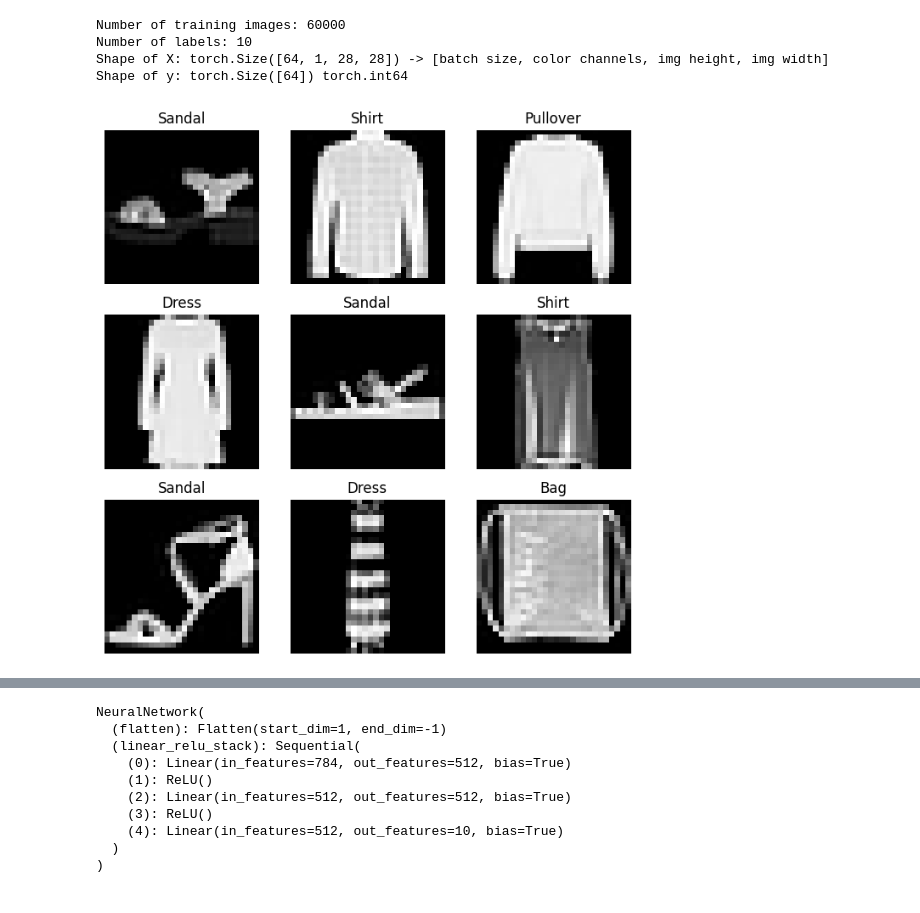
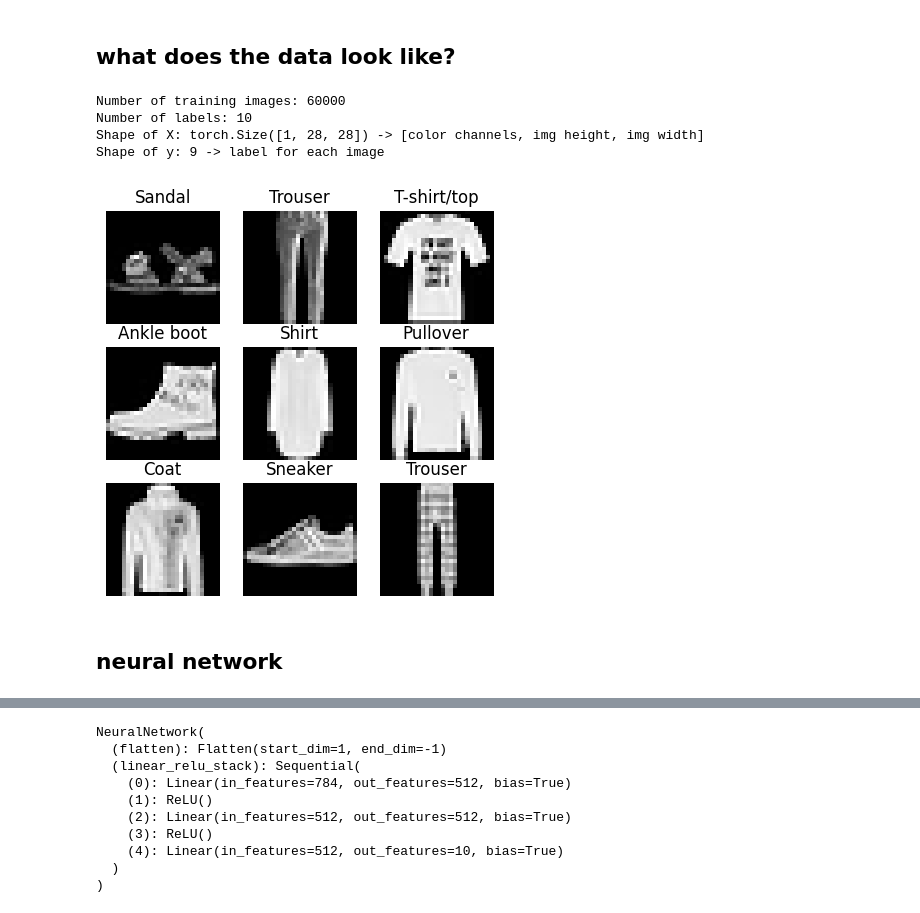
Before and after one commit to sueszli/repetitive-neural-nonsense, a Jupyter notebook: src/nn.ipynb, the cells around one changed output, grey strips where cells are left out. Cells and saved outputs as stored; diff of their text form; code cells hidden in the pictures.

```diff
--- a/src/nn.ipynb
+++ b/src/nn.ipynb
@@ -22,38 +14,47 @@ test_batcher = DataLoader(test_data, batch_size=batch_size)
+# %% [markdown]
+## what does the data look like?
 # %%
+# get data
+train_data = datasets.FashionMNIST(root="../data", train=True, download=True, transform=ToTensor())
+test_data = datasets.FashionMNIST(root="../data", train=False, download=True, transform=ToTensor())
+
 print(f"Number of training images: {len(train_data)}")
 print(f"Number of labels: {len(train_data.classes)}")
 
-for X, y in test_batcher:
-    print(f"Shape of X: {X.shape} -> [batch size, color channels, img height, img width]")
-    print(f"Shape of y: {y.shape} {y.dtype}")
-    break
+img, label = train_data[0]
+print(f"Shape of X: {img.shape} -> [color channels, img height, img width]")
+print(f"Shape of y: {label} -> label for each image")
 # %% [output]
 Number of training images: 60000
 Number of labels: 10
-Shape of X: torch.Size([64, 1, 28, 28]) -> [batch size, color channels, img height, img width]
-Shape of y: torch.Size([64]) torch.int64
+Shape of X: torch.Size([1, 28, 28]) -> [color channels, img height, img width]
+Shape of y: 9 -> label for each image
 # %%
-labels_map = {
-    0: "T-Shirt",
-    1: "Trouser",
-    2: "Pullover",
-    3: "Dress",
-    4: "Coat",
-    5: "Sandal",
-    6: "Shirt",
-    7: "Sneaker",
-    8: "Bag",
-    9: "Ankle Boot",
-}
-figure = plt.figure(figsize=(8, 8))
+# {
+#     "T-Shirt": 0,
+#     "Trouser": 1,
+#     "Pullover": 2,
+#     "Dress": 3,
+#     "Coat": 4,
+#     "Sandal": 5,
+#     "Shirt": 6,
+#     "Sneaker": 7,
+#     "Bag": 8,
+#     "Ankle Boot": 9,
+# }
+
+figure = plt.figure(figsize=(5, 5))
 cols, rows = 3, 3
+get_label_name: Callable[[int], str] = lambda label: train_data.classes[label]
 for i in range(1, cols * rows + 1):
     idx = torch.randint(len(train_data), size=(1,)).item()
     img, label = train_data[idx] # type: ignore
     figure.add_subplot(rows, cols, i)
-    plt.title(labels_map[label])
+    plt.title(get_label_name(label))
     plt.axis("off")
     plt.imshow(img.squeeze(), cmap="gray")
 plt.show()
 # %% [output]
-[figure, old version]
+[figure, new version]
+# %% [markdown]
+## neural network
```
Also changed, not shown: parts of 8 cells of this notebook, 1 other file.
